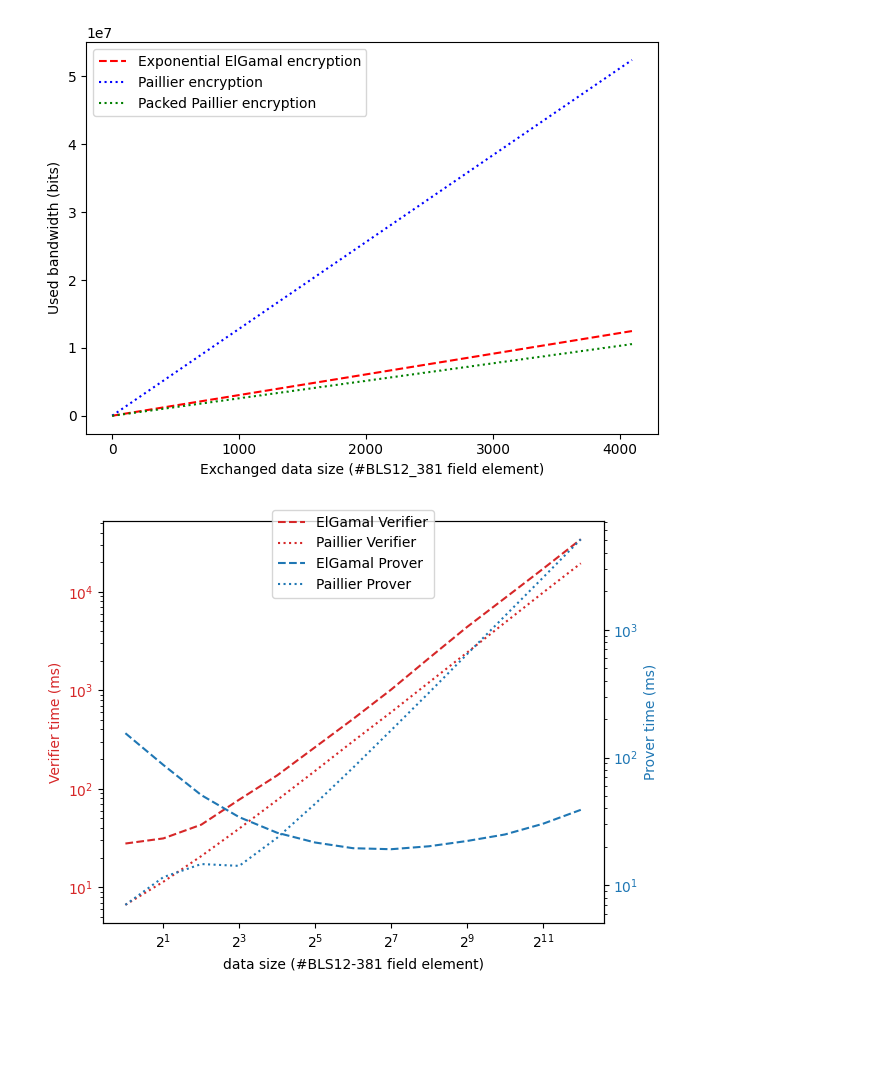
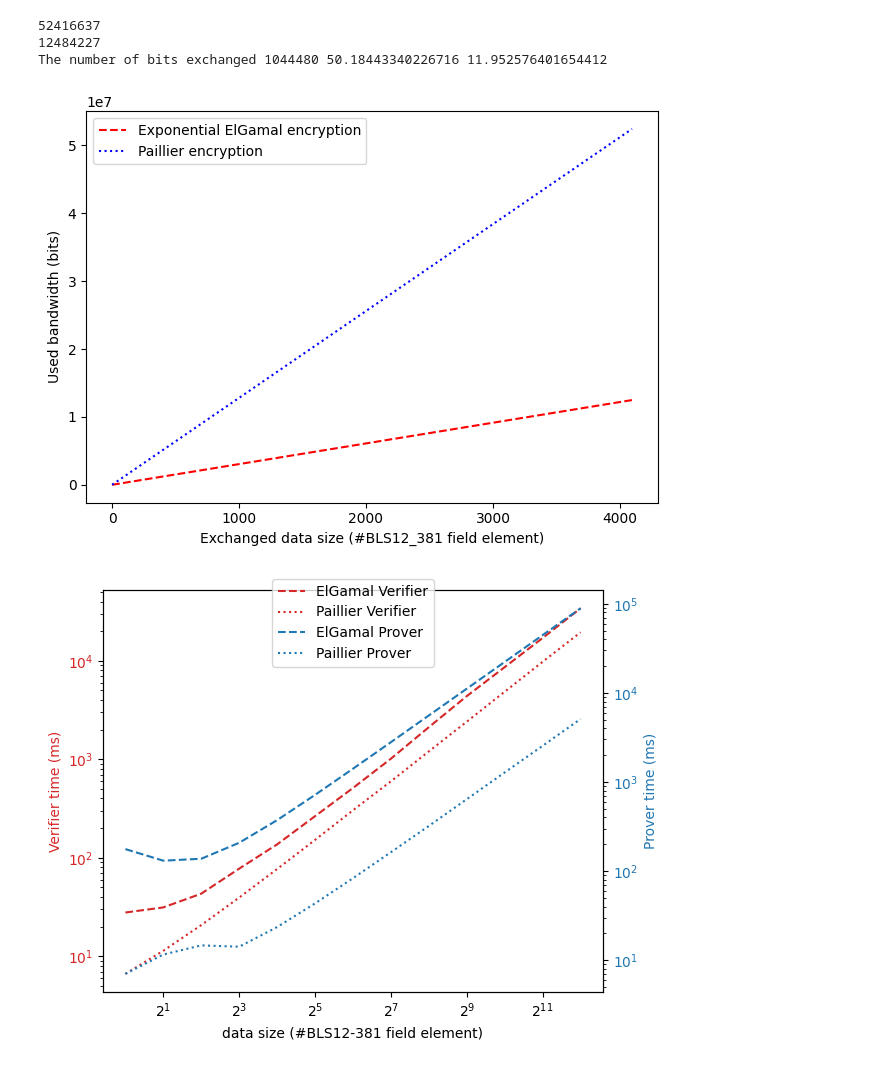
Before and after one commit to PopcornPaws/fde, a Jupyter notebook: benches/ourPlots.ipynb, the cells around one changed output. Drawn from its saved outputs; the diff is of its cells as text; code cells hidden in the pictures; blank space fills up the shorter version.

Commit message:
Elgamal Prover Time update

```diff
--- a/benches/ourPlots.ipynb
+++ b/benches/ourPlots.ipynb
@@ -19,7 +22,16 @@ packedPaillierBandwidth = np.array(paillierCiphertexts)*(381+4*logN)+np.array(s)
+# %%
+bitsExchanged = logp*n
+print(paillierBandwidth[-1])
+print(expElgamalBandwidth[-1])
+print('The number of bits exchanged', bitsExchanged, paillierBandwidth[-1]/bitsExchanged, expElgamalBandwidth[-1]/bitsExchanged)
+# %% [output]
+52416637
+12484227
+The number of bits exchanged 1044480 50.18443340226716 11.952576401654412
 # %%
 plt.plot(s,expElgamalBandwidth,linestyle = 'dashed',color='red', label="Exponential ElGamal encryption")
 plt.plot(s,paillierBandwidth, linestyle = 'dotted', color='blue',label="Paillier encryption")
-plt.plot(s,packedPaillierBandwidth, linestyle = 'dotted', color='green',label="Packed Paillier encryption")
+#plt.plot(s,packedPaillierBandwidth, linestyle = 'dotted', color='green',label="Packed Paillier encryption")
 plt.legend()
 plt.xlabel("Exchanged data size (#BLS12_381 field element)")
 plt.ylabel("Used bandwidth (bits)")
@@ -27,7 +39,7 @@ plt.tight_layout()
 plt.savefig("./Figures/proofSizes.pdf")
 plt.show()
 # %% [output]
-[figure, old version]
+[figure, new version]
 # %%
 ## Should we also put here the proof sizes of the multi-client model?
 # %%
@@ -36,34 +48,37 @@ x_axis = [1<<exponent for exponent in range(13)]
 
 
 proof_gen_ElGamal = [154.86,87.448,50.783,34.127,25.760,21.619,19.509,19.157,20.204,22.213,24.984,30.279,38.948]
-proof_vfy_ElGamal = [27.796,31.336,43.210,77.583,136.80,264.56,511.48,1014.4,2119.5,4383.4,8630.0,17055.0,34149.0]
+proof_vfy_ElGamal = [6.03,7.64,7.69,7.97,8.19,8.75,9.42,10.68,12.25,15.28,19.86,28.90,42.23]
+range_proof_vfy_ElGamal = [11.77,21.79,34.44,68.23,127.09,253.12,500.32,1004.9,1991.1,4020.1,8039.2,16084.0,32133.0]
+split_scalar_enc_vfy_ElGamal = [1.92,3.64,5.66,10.92,40.83,80.35,160.01,319.60,639.45,1277.1,2550.7]
+total_proof_vfy_ElGamal = [27.796,31.336,43.210,77.583,136.80,264.56,511.48,1014.4,2119.5,4383.4,8630.0,17055.0,34149.0]
 
 proof_gen_Paillier = [7.0327,11.586,14.667,14.188,23.555,43.434,83.285,163.02,321.44,641.81,1281.0,2549.2,5098.9]
 proof_vfy_Paillier = [6.6277,11.374,20.728,39.452,76.829,151.92,303.81,597.88,1203.2,2411.3,4861.1,9780.2,19455.0]
 
 fig, ax1 = plt.subplots()
 
 color = 'tab:red'
 ax1.set_xlabel('data size (#BLS12-381 field element)')
 ax1.set_ylabel('Verifier time (ms)', color=color)
-ax1.plot(x_axis, proof_vfy_ElGamal, color=color, ls='--', label="ElGamal Verifier")
+ax1.plot(x_axis, total_proof_vfy_ElGamal, color=color, ls='--', label="ElGamal Verifier")
 ax1.plot(x_axis, proof_vfy_Paillier, color=color, ls=':', label="Paillier Verifier")
 ax1.set_xscale('log', base=2)
 ax1.tick_params(axis='y', labelcolor=color)
 ax1.set_yscale('log',base=10)
 
 ax2 = ax1.twinx()  # instantiate a second axes that shares the same x-axis
 
 color = 'tab:blue'
 ax2.set_ylabel('Prover time (ms)', color=color)  # we already handled the x-label with ax1
-ax2.plot(x_axis, proof_gen_ElGamal, color=color, linestyle='--', label="ElGamal Prover")
+ax2.plot(x_axis, list(map(add,proof_gen_ElGamal,rangeProofsAndEncryptionTimes)), color=color, linestyle='--', label="ElGamal Prover")
 ax2.plot(x_axis, proof_gen_Paillier, color=color, linestyle=':', label="Paillier Prover")
 ax2.tick_params(axis='y', labelcolor=color)
 ax2.set_yscale('log',base=10)
 
 fig.legend(loc='upper center')
 fig.tight_layout()  # otherwise the right y-label is slightly clipped
 plt.savefig("./Figures/proverVerifierTimes.pdf")
 plt.show()
 # %% [output]
-[figure, old version]
+[figure, new version]
```
Also changed, not shown: parts of 2 cells of this notebook, 2 other files.
